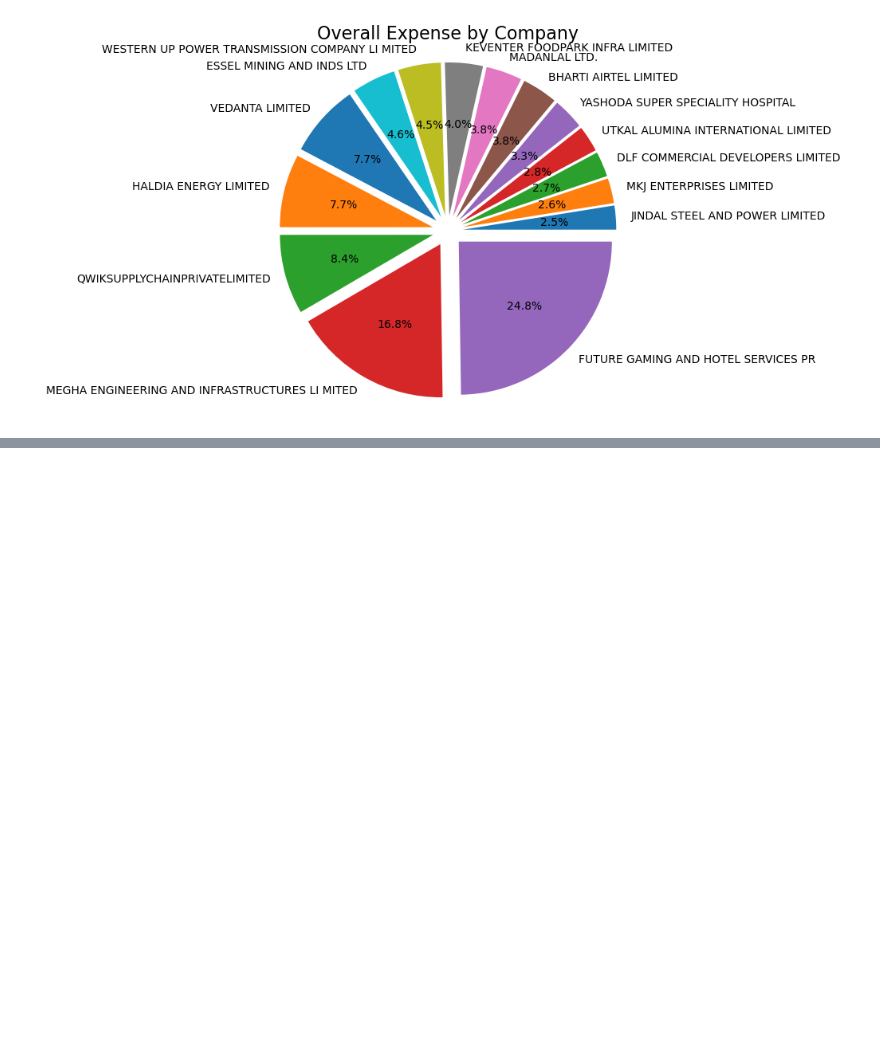
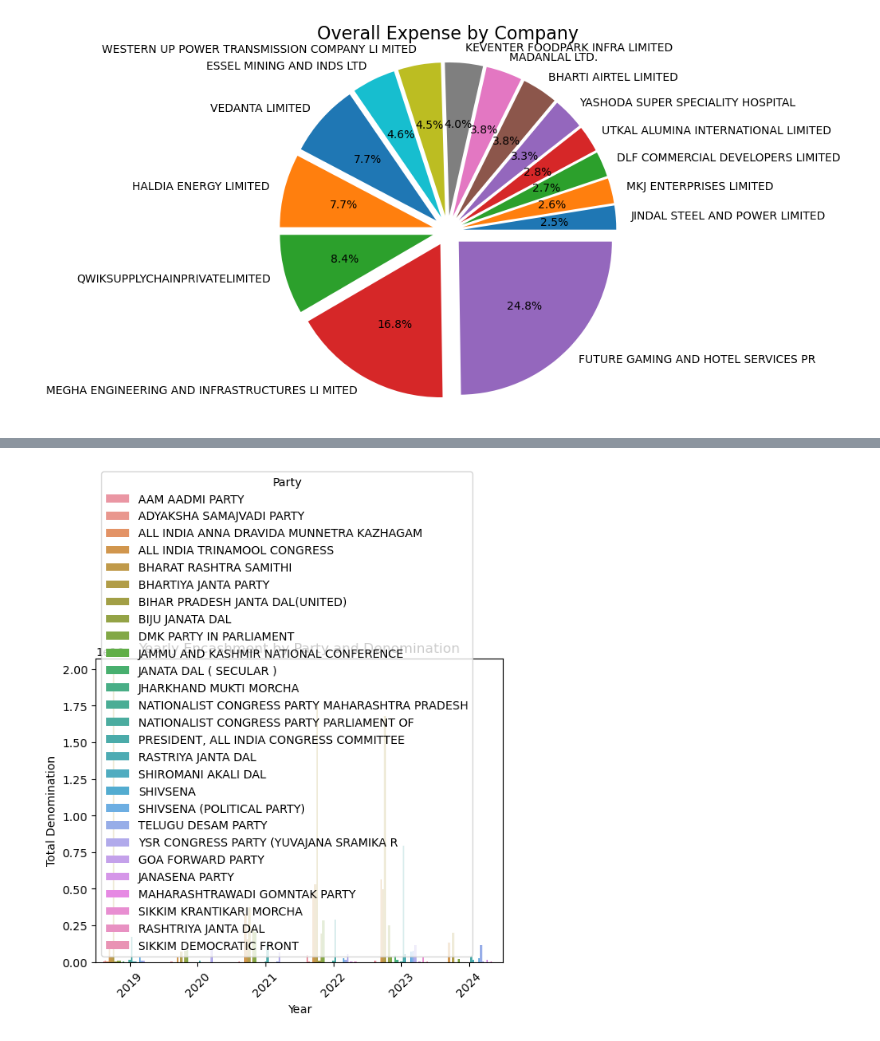
Before and after one commit to muntazir99/Electoral_Bond, a Jupyter notebook: bond_main.ipynb, the cells around one changed output, grey strips where cells are left out. Drawn from its saved outputs; the diff is of its cells as text; code cells hidden in the pictures; blank space fills up the shorter version.

```diff
--- a/bond_main.ipynb
+++ b/bond_main.ipynb
@@ -310,3 +310,9 @@ plt.axis('equal')
 plt.show()
 # %% [output]
 [figure]
+# %%
+Party_data_yearly=Party_data
+# %%
+Party_data_yearly['year'] = Party_data['Date_of_Encashment'].dt.to_period('Y')
+# %%
+Yearly_encashment = Party_data_yearly.groupby(['year', 'Party'])['Denomination'].sum().reset_index()
@@ -312,0 +333,9 @@ plt.show()
+# %%
+sns.barplot(x='year', y='Denomination', hue='Party', data=Yearly_encashment)
+plt.title('Yearly Encashment by Party and Denomination')
+plt.xlabel('Year')
+plt.ylabel('Total Denomination')
+plt.xticks(rotation=45)
+plt.show()
+# %% [output]
+[figure, added]
```
Also changed, not shown: parts of 12 cells of this notebook.
